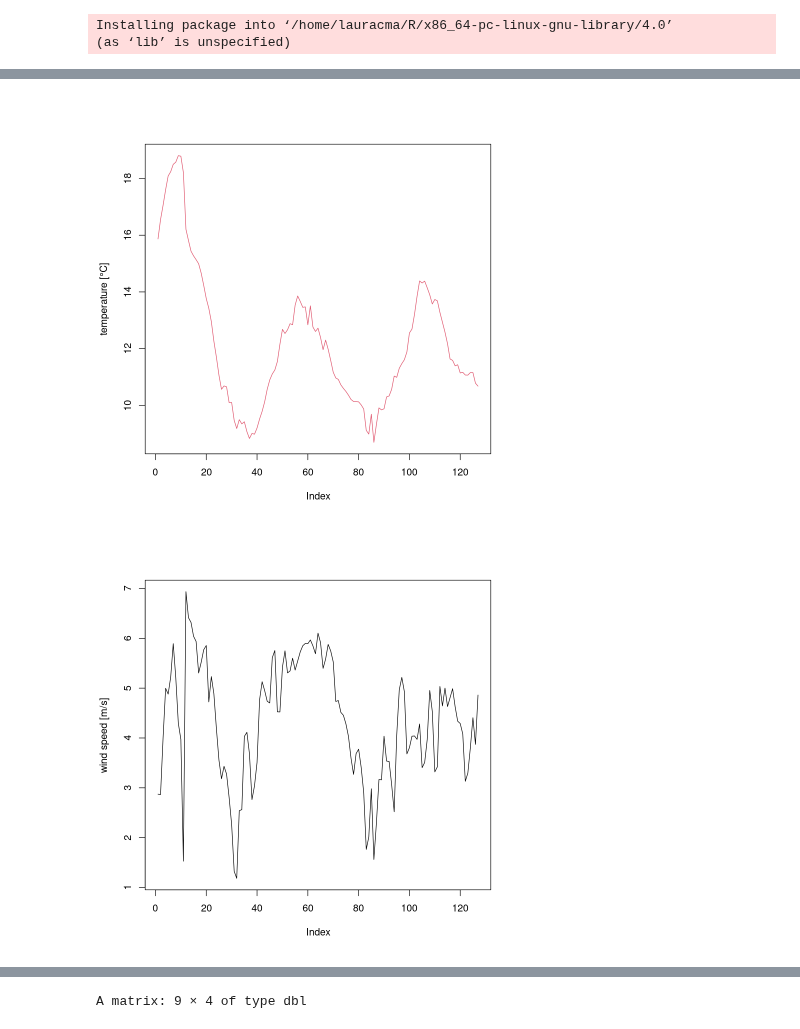
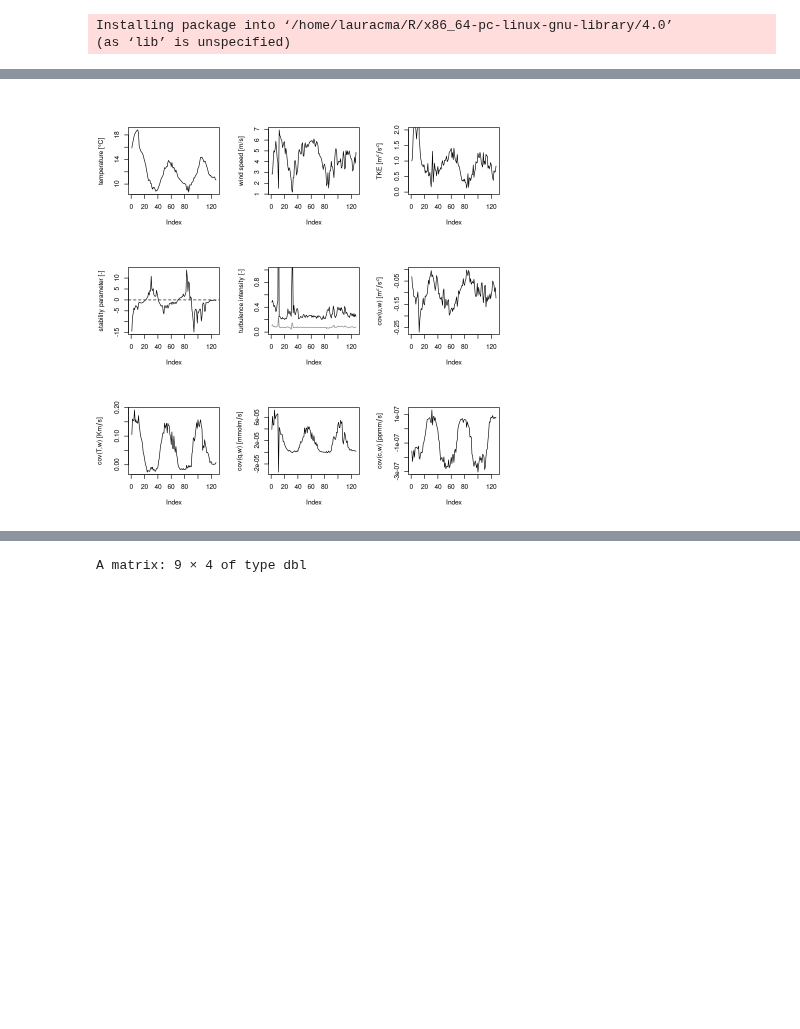
Before and after one commit to noctiluc3nt/ec_analyze, a Jupyter notebook: notebooks/02_basic-turbulence-diagnostics.ipynb, the cells around one changed output, grey strips where cells are left out. Cells and saved outputs as stored; diff of their text form; code cells hidden in the pictures; blank space fills up the shorter version.

```diff
--- a/notebooks/02_basic-turbulence-diagnostics.ipynb
+++ b/notebooks/02_basic-turbulence-diagnostics.ipynb
@@ -44,17 +44,17 @@ dat$zeta=calc_zeta(4.4,dat$L)
 dat$alpha_uw=calc_dshear(dat$cov_uw,dat$cov_vw)
 # %%
 #basic timeseries plots
-plot(dat$T_mean,type="l",ylab="temperature [°C]",col=2)
+par(mfrow=c(3,3))
+plot(dat$T_mean,type="l",ylab="temperature [°C]")
 plot(dat$ws_mean,type="l",ylab="wind speed [m/s]")
 plot(dat$tke,type="l",ylab=TeX("TKE [$m^2/s^2$]"),ylim=c(0,2))
 plot(dat$zeta,type="l",ylab="stability parameter [-]")
 abline(h=0,lty=2)
 plot(dat$ti,type="l",ylab="turbulence intensity [-]",ylim=c(0,1))
 points(dat$iw,type="l",col="gray50")
 plot(dat$cov_uw,type="l",ylab=TeX("cov(u,w) [$m^2/s^2$]"))
 plot(dat$cov_wT,type="l",ylab=TeX("cov(T,w) [$K m/s$]"))
 plot(dat$cov_h2ow,type="l",ylab=TeX("cov(q,w) [$mmol m/s$]"))
 plot(dat$cov_co2w,type="l",ylab=TeX("cov(c,w) [$ppm m/s$]"))
 # %% [output]
-[figure, old version]
+[figure, new version]
-[figure, removed]
```
Also changed, not shown: parts of 9 cells of this notebook, 22 other files.
